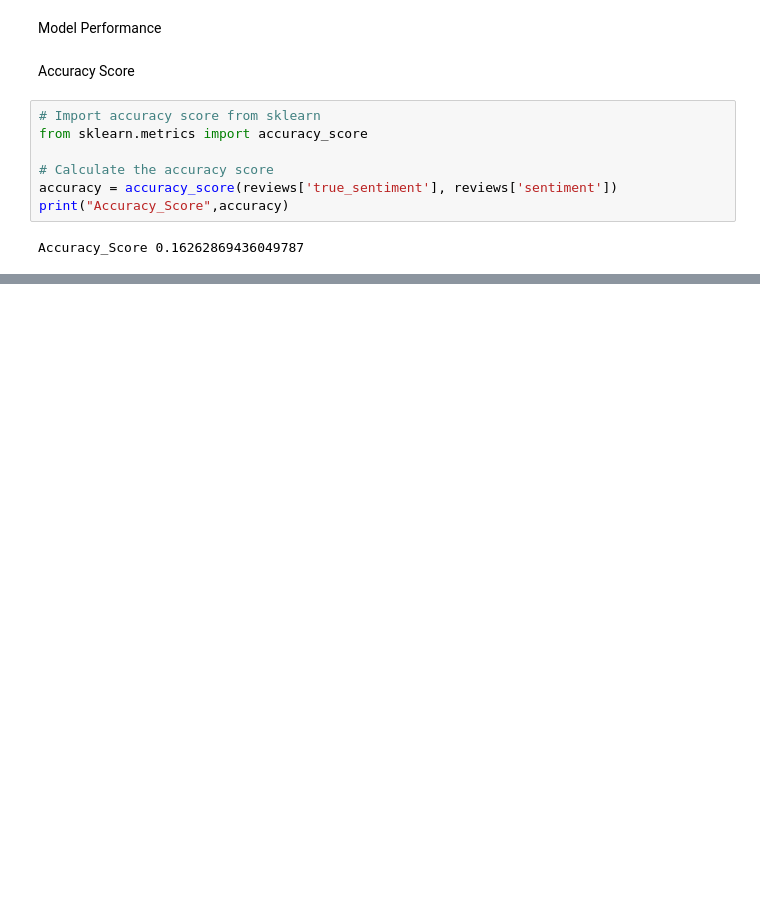
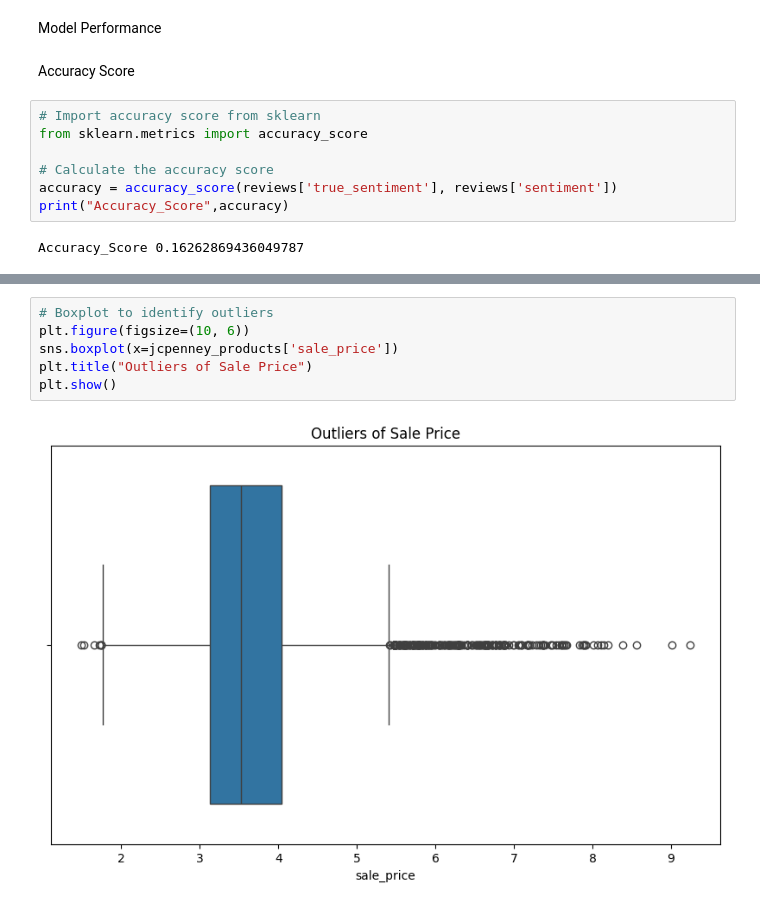
Before and after one commit to Malki9/3601763_BD2, a Jupyter notebook: 3601763_BD2.ipynb, the cells around one changed output, grey strips where cells are left out. Cells and saved outputs as stored; diff of their text form; blank space fills up the shorter version.

```diff
--- a/3601763_BD2.ipynb
+++ b/3601763_BD2.ipynb
@@ -673,0 +720,8 @@ Accuracy_Score 0.16262869436049787
+# %%
+# Boxplot to identify outliers
+plt.figure(figsize=(10, 6))
+sns.boxplot(x=jcpenney_products['sale_price'])
+plt.title("Outliers of Sale Price")
+plt.show()
+# %% [output]
+[figure, added]
```
Also changed, not shown: parts of 29 cells of this notebook.
